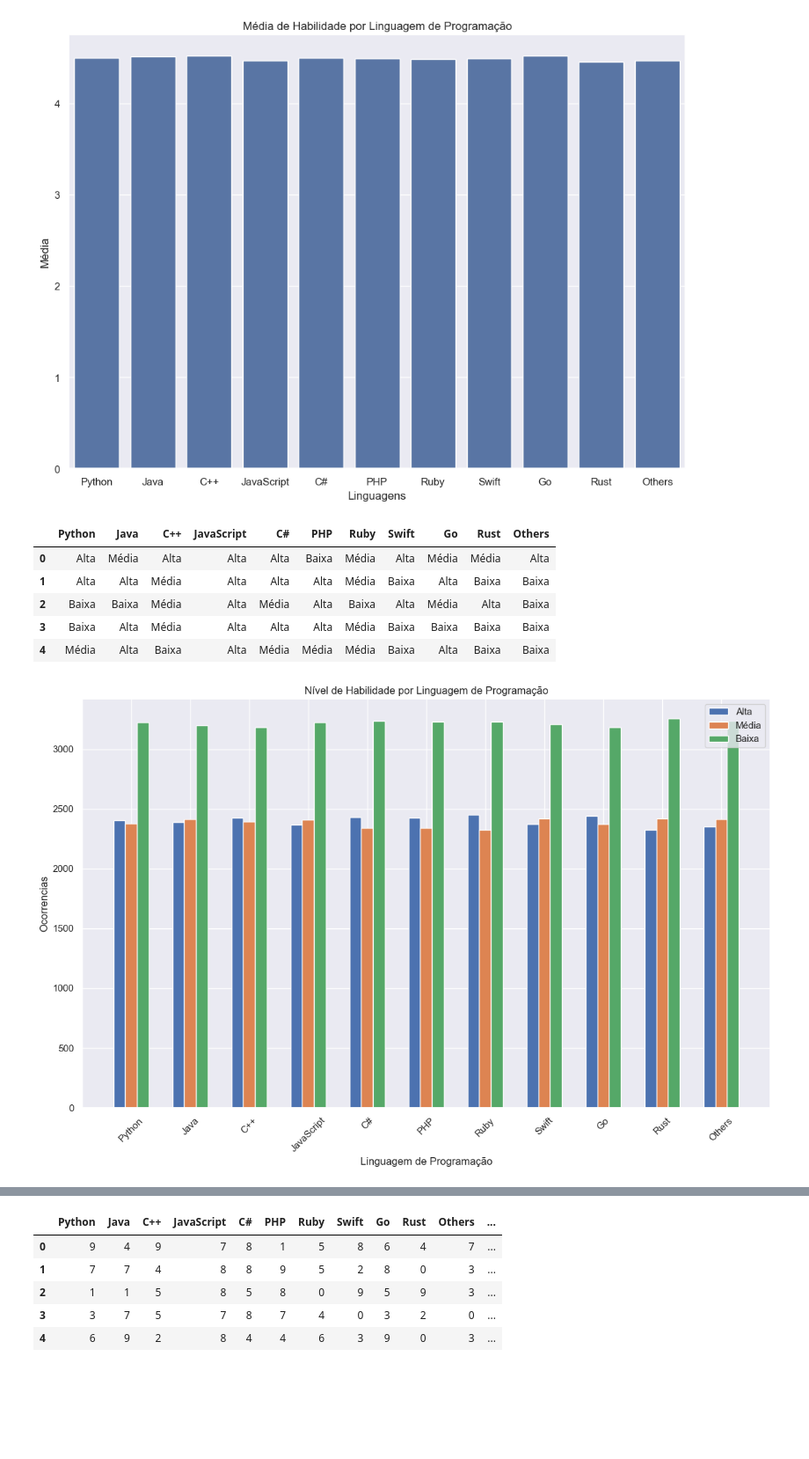
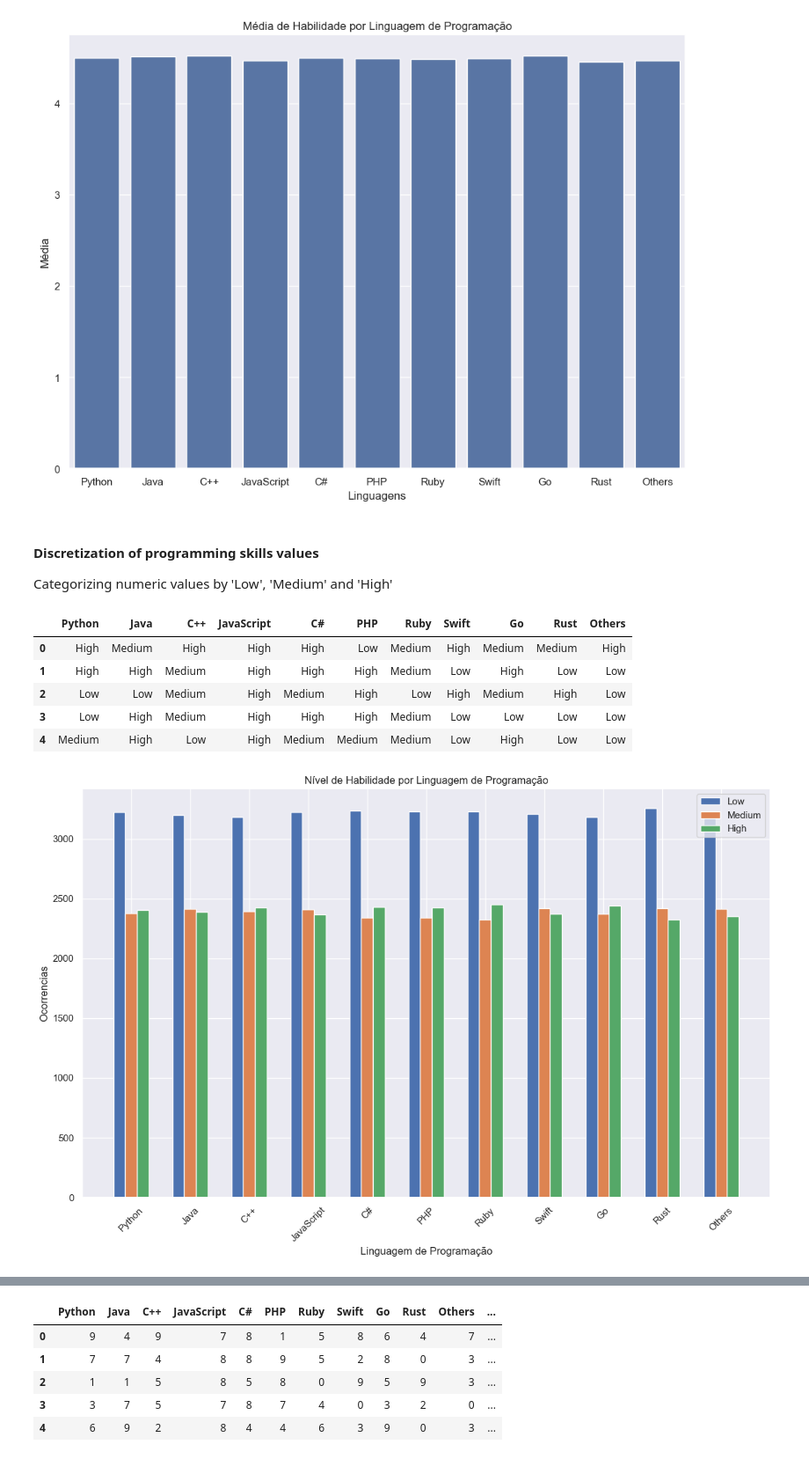
Before and after one commit to akitodr/dataMiningProject, a Jupyter notebook: main.ipynb, the cells around one changed output, grey strips where cells are left out. Shown at 88% size. Saved outputs shown, nothing was run; the diff lists cells and outputs as text; code cells hidden in the pictures; blank space fills up the shorter version.

Commit message:
programming language relief

```diff
--- a/main.ipynb
+++ b/main.ipynb
@@ -277,50 +305,53 @@ ax.set(xlabel='Linguagens', ylabel='Média', title='Média de Habilidade por Lin
  Text(0, 0.5, 'Média'),
  Text(0.5, 1.0, 'Média de Habilidade por Linguagem de Programação')]
 [figure]
+# %% [markdown]
+#### Discretization of programming skills values
+Categorizing numeric values by 'Low', 'Medium' and 'High'
 # %%
 #Discretização de habilidades
 number_bins = 3
 languages_disct_df = languages_df.copy()
 
 for name in languages_names:
-    languages_disct_df[name] = pd.qcut(languages_disct_df[name], number_bins, ["Baixa", "Média", "Alta"])
+    languages_disct_df[name] = pd.qcut(languages_disct_df[name], number_bins, ["Low", "Medium", "High"])
 
 languages_disct_df.head()
 # %% [output]
 |  | Python | Java | C++ | JavaScript | C# | PHP | Ruby | Swift | Go | Rust | Others |
-| 0 | Alta | Média | Alta | Alta | Alta | Baixa | Média | Alta | Média | Média | Alta |
-| 1 | Alta | Alta | Média | Alta | Alta | Alta | Média | Baixa | Alta | Baixa | Baixa |
-| 2 | Baixa | Baixa | Média | Alta | Média | Alta | Baixa | Alta | Média | Alta | Baixa |
-| 3 | Baixa | Alta | Média | Alta | Alta | Alta | Média | Baixa | Baixa | Baixa | Baixa |
-| 4 | Média | Alta | Baixa | Alta | Média | Média | Média | Baixa | Alta | Baixa | Baixa |
+| 0 | High | Medium | High | High | High | Low | Medium | High | Medium | Medium | High |
+| 1 | High | High | Medium | High | High | High | Medium | Low | High | Low | Low |
+| 2 | Low | Low | Medium | High | Medium | High | Low | High | Medium | High | Low |
+| 3 | Low | High | Medium | High | High | High | Medium | Low | Low | Low | Low |
+| 4 | Medium | High | Low | High | Medium | Medium | Medium | Low | High | Low | Low |
 # %%
 plot_df = pd.DataFrame(languages_disct_df)
 
 # Contagem das ocorrências de cada categoria para cada linguagem
 count_df = plot_df.apply(lambda x: x.value_counts()).T.fillna(0)
 count_df.head()
 
 
 # Plotagem do gráfico de barras
 fig, ax = plt.subplots(figsize=(12, 8))
 
-categories = ['Alta', 'Média', 'Baixa']
+categories = ['Low', 'Medium', 'High']
 bar_width = 0.2
 index = np.arange(len(count_df))
 
 for i, category in enumerate(categories):
     ax.bar(index + i * bar_width, count_df[category], bar_width, label=category)
 
 # Configurações do gráfico
 ax.set_xlabel('Linguagem de Programação')
 ax.set_ylabel('Ocorrencias')
 ax.set_title('Nível de Habilidade por Linguagem de Programação')
 ax.set_xticks(index + bar_width)
 ax.set_xticklabels(count_df.index, rotation=45)
 ax.legend()
 
 # Mostrar o gráfico
 plt.tight_layout()
 plt.show()
 # %% [output]
-[figure, old version]
+[figure, new version]
```
Also changed, not shown: parts of 56 cells of this notebook.
